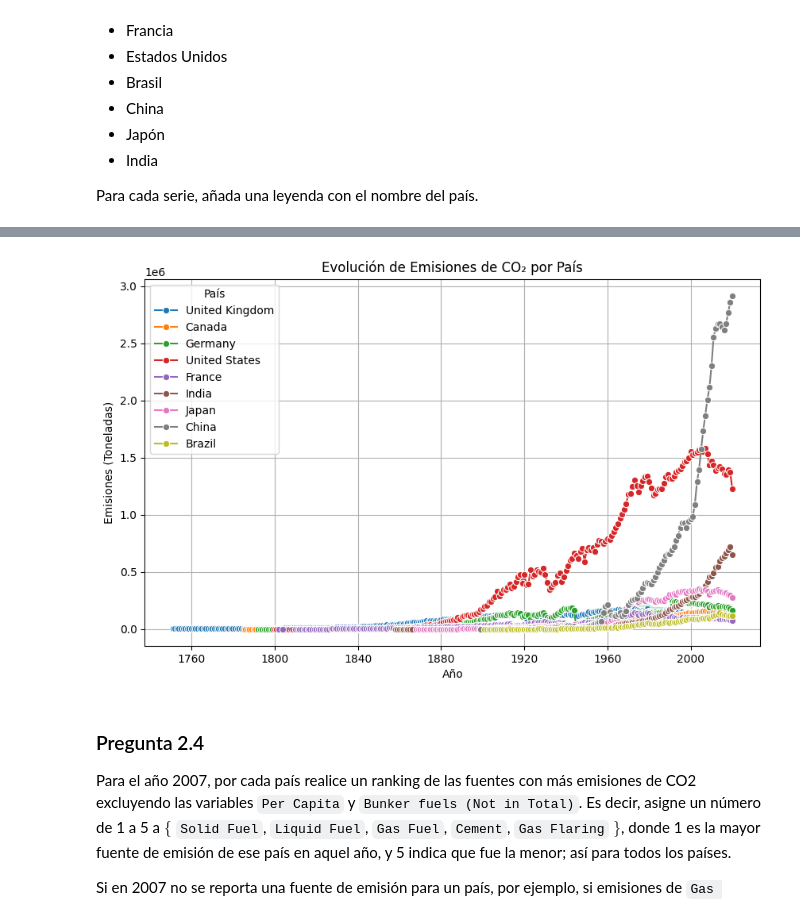
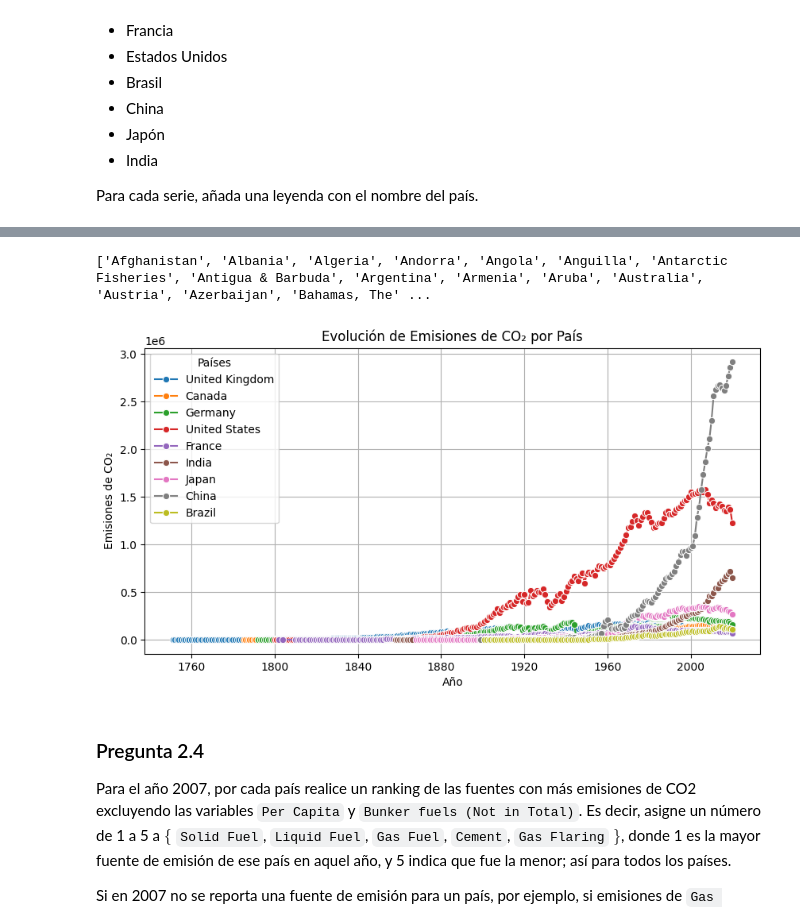
Before and after one commit to cristiandiazh/Tarea-1-ML, a Jupyter notebook: Tarea_1.ipynb, the cells around one changed output, grey strips where cells are left out. Drawn from its saved outputs; the diff is of its cells as text; code cells hidden in the pictures.

```diff
--- a/Tarea_1.ipynb
+++ b/Tarea_1.ipynb
@@ -765,0 +809,2 @@ df_c2
+# %%
+df_co2.Year = pd.to_datetime(df_co2.Year, format="%Y")
@@ -766,3 +831,6 @@ df_c2
+# %%
+df_co2["Country"] = df_co2["Country"].str.title()
+df_co2['Country'] = df_co2['Country'].replace(country_name_mapping_co2)
 # %% [markdown]
 
 
@@ -792,22 +876,25 @@ Para cada serie, añada una leyenda con el nombre del país.
+# %%
+unicos = list(set(df_co2.Country.tolist()))
+unicos.sort()
+print(unicos)
+# %% [output]
+['Afghanistan', 'Albania', 'Algeria', 'Andorra', 'Angola', 'Anguilla', 'Antarctic Fisheries', 'Antigua & Barbuda', 'Argentina', 'Armenia', 'Aruba', 'Australia', 'Austria', 'Azerbaijan', 'Bahamas, The' ...
+# %%
+paises = ['United Kingdom','Canada','Germany','France','United States','Brazil','China','Japan','India']
+# %%
+df_subset = df_co2[df_co2["Country"].isin(paises)]
 # %%
-paises_seleccionados = ['United Kingdom', 'Canada', 'Germany',  "France",'United States',"Brazil", "China", "Japan",'India']
-df_filtrado = df_c2[df_c2['Country'].isin(paises_seleccionados)]
+plt.figure(figsize=(10, 5))
+sns.lineplot(data=df_subset, x="Year", y="Total", hue="Country", marker="o")
 
-# Configuración del gráfico
-plt.figure(figsize=(10, 6))
-sns.lineplot(data=df_filtrado, x='Year', y='Total', hue='Country', marker='o')
-
-# Personalización
-plt.title('Evolución de Emisiones de CO₂ por País')
-plt.xlabel('Año')
-plt.ylabel('Emisiones (Toneladas)')
-plt.legend(title='País')
+plt.title("Evolución de Emisiones de CO₂ por País")
+plt.xlabel("Año")
+plt.ylabel("Emisiones de CO₂")
+plt.legend(title="Países")
 plt.grid(True)
-
-# Mostrar el gráfico
 plt.show()
 # %% [output]
-[figure, old version]
+[figure, new version]
 # %% [markdown]
 ### Pregunta 2.4
 
```
Also changed, not shown: parts of 51 cells of this notebook.
